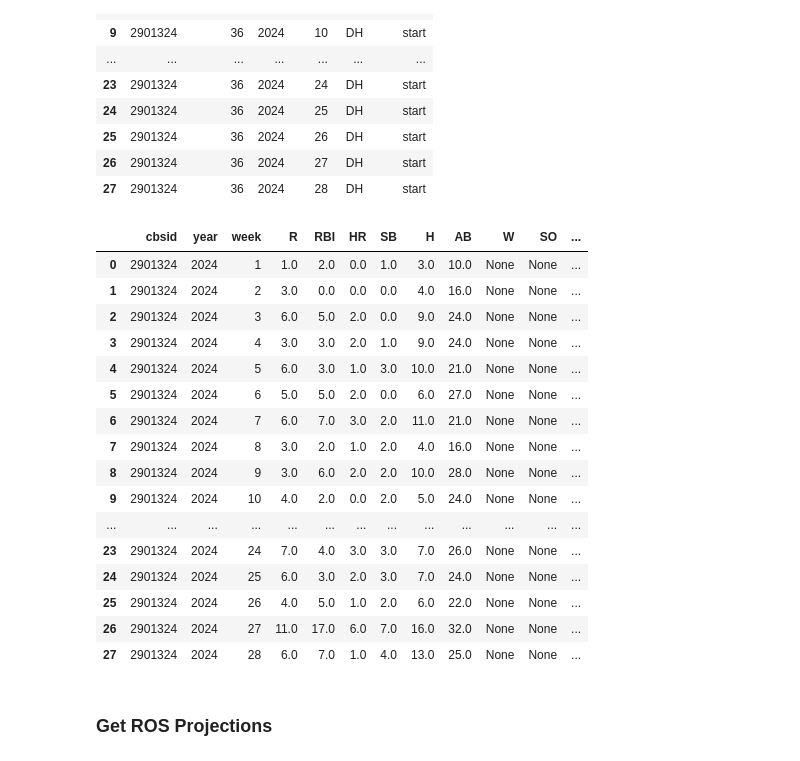
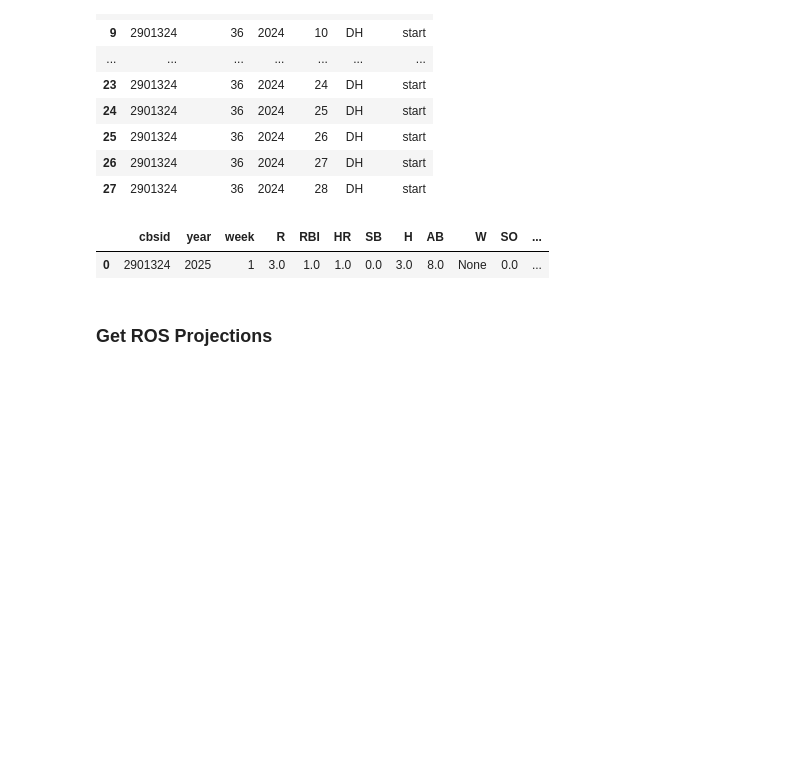
Before and after one commit to haueter19/xdl, a Jupyter notebook: Trade Analyzer.ipynb, the cells around one changed output. Saved outputs shown, nothing was run; the diff lists cells and outputs as text; code cells hidden in the pictures; blank space fills up the shorter version.

```diff
--- a/Trade Analyzer.ipynb
+++ b/Trade Analyzer.ipynb
@@ -324,25 +399,10 @@ pd.read_sql("SELECT * FROM roster WHERE cbsid=2901324 and year=2024 ORDER BY wee
 | 26 | 2901324 | 36 | 2024 | 27 | DH | start |
 | 27 | 2901324 | 36 | 2024 | 28 | DH | start |
 # %%
-pd.read_sql("SELECT * FROM stats WHERE cbsid=2901324 and year=2024 ORDER BY week", conn)#.drop_duplicates()
+pd.read_sql("SELECT * FROM stats WHERE cbsid=2901324 and year=2025 ORDER BY week", conn)#.drop_duplicates()
 # %% [output]
 |  | cbsid | year | week | R | RBI | HR | SB | H | AB | W | SO | ... |
-| 0 | 2901324 | 2024 | 1 | 1.0 | 2.0 | 0.0 | 1.0 | 3.0 | 10.0 | None | None | ... |
-| 1 | 2901324 | 2024 | 2 | 3.0 | 0.0 | 0.0 | 0.0 | 4.0 | 16.0 | None | None | ... |
-| 2 | 2901324 | 2024 | 3 | 6.0 | 5.0 | 2.0 | 0.0 | 9.0 | 24.0 | None | None | ... |
-| 3 | 2901324 | 2024 | 4 | 3.0 | 3.0 | 2.0 | 1.0 | 9.0 | 24.0 | None | None | ... |
-| 4 | 2901324 | 2024 | 5 | 6.0 | 3.0 | 1.0 | 3.0 | 10.0 | 21.0 | None | None | ... |
-| 5 | 2901324 | 2024 | 6 | 5.0 | 5.0 | 2.0 | 0.0 | 6.0 | 27.0 | None | None | ... |
-| 6 | 2901324 | 2024 | 7 | 6.0 | 7.0 | 3.0 | 2.0 | 11.0 | 21.0 | None | None | ... |
-| 7 | 2901324 | 2024 | 8 | 3.0 | 2.0 | 1.0 | 2.0 | 4.0 | 16.0 | None | None | ... |
-| 8 | 2901324 | 2024 | 9 | 3.0 | 6.0 | 2.0 | 2.0 | 10.0 | 28.0 | None | None | ... |
-| 9 | 2901324 | 2024 | 10 | 4.0 | 2.0 | 0.0 | 2.0 | 5.0 | 24.0 | None | None | ... |
-| ... | ... | ... | ... | ... | ... | ... | ... | ... | ... | ... | ... | ... |
-| 23 | 2901324 | 2024 | 24 | 7.0 | 4.0 | 3.0 | 3.0 | 7.0 | 26.0 | None | None | ... |
-| 24 | 2901324 | 2024 | 25 | 6.0 | 3.0 | 2.0 | 3.0 | 7.0 | 24.0 | None | None | ... |
-| 25 | 2901324 | 2024 | 26 | 4.0 | 5.0 | 1.0 | 2.0 | 6.0 | 22.0 | None | None | ... |
-| 26 | 2901324 | 2024 | 27 | 11.0 | 17.0 | 6.0 | 7.0 | 16.0 | 32.0 | None | None | ... |
-| 27 | 2901324 | 2024 | 28 | 6.0 | 7.0 | 1.0 | 4.0 | 13.0 | 25.0 | None | None | ... |
+| 0 | 2901324 | 2025 | 1 | 3.0 | 1.0 | 1.0 | 0.0 | 3.0 | 8.0 | None | 0.0 | ... |
 # %%
 # Get all of Ohtani's stats
 ohtani_stats = pd.read_sql("SELECT * FROM stats WHERE cbsid=2901324 and year=2024 AND AB IS NOT NULL ORDER BY week", conn).drop_duplicates()
```
Also changed, not shown: parts of 14 cells of this notebook.
